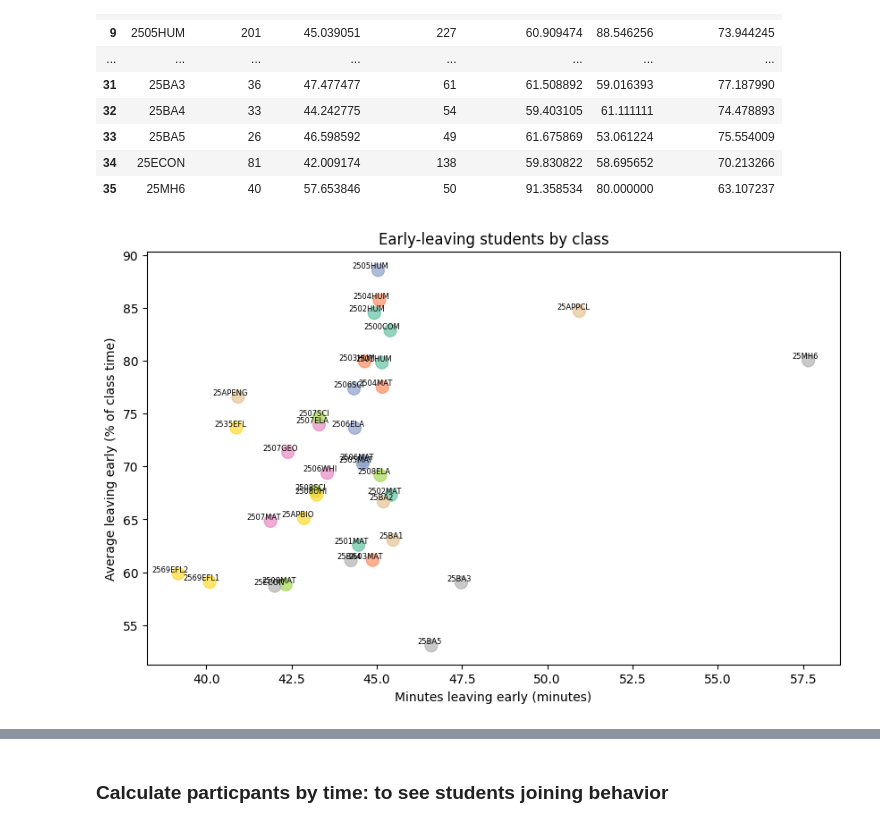
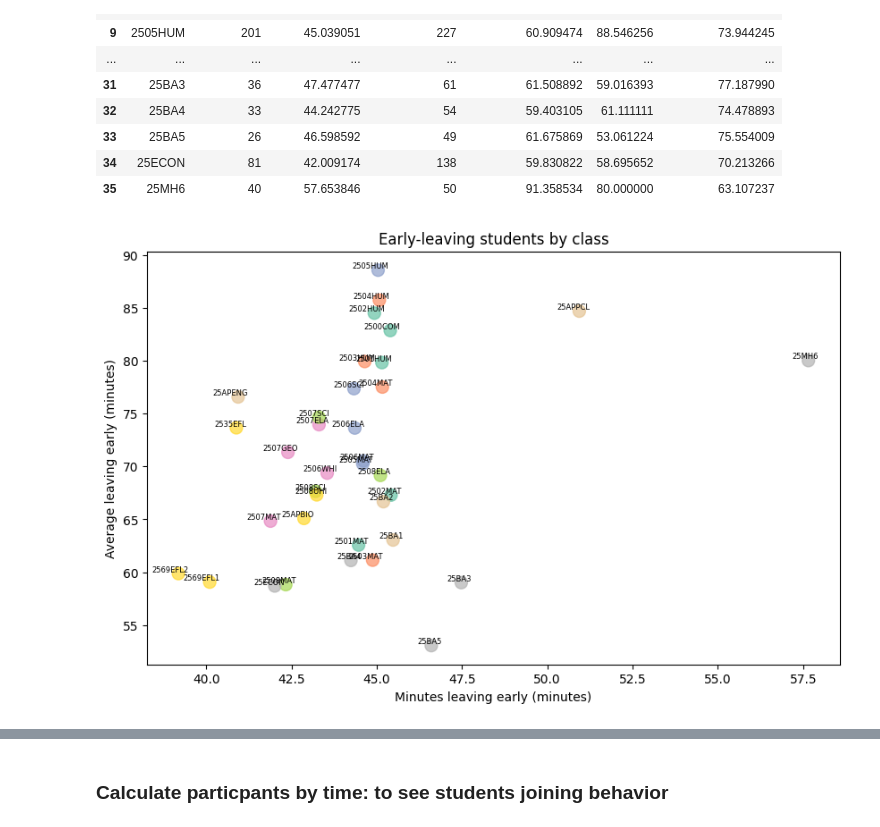
Before and after one commit to tthvan/Customer-Retention-Analysis, a Jupyter notebook: cleanin.ipynb, the cells around one changed output, grey strips where cells are left out. Drawn from its saved outputs; the diff is of its cells as text; code cells hidden in the pictures.

```diff
--- a/cleanin.ipynb
+++ b/cleanin.ipynb
@@ -637,19 +637,19 @@ leave_stats
 # %%
 plt.figure(figsize=(10,6))
 scatter = plt.scatter(
     leave_stats['avg_min_leave'],
     leave_stats['pct_leave'],
     c=range(len(leave_stats)),
     cmap='Set2',
     s=100,
     alpha=0.7
 )
 for i, row in leave_stats.iterrows():
     plt.text(row['avg_min_leave']+0.3, row['pct_leave'], row['Topic'], fontsize=6, ha='right', va='bottom')
 
 plt.xlabel('Minutes leaving early (minutes)')
-plt.ylabel('Average leaving early (% of class time)')
+plt.ylabel('Average leaving early (minutes)')
 plt.title('Early-leaving students by class')
 plt.show()
 # %% [output]
-[figure, old version]
+[figure, new version]
```
Also changed, not shown: parts of 1 cell of this notebook.
